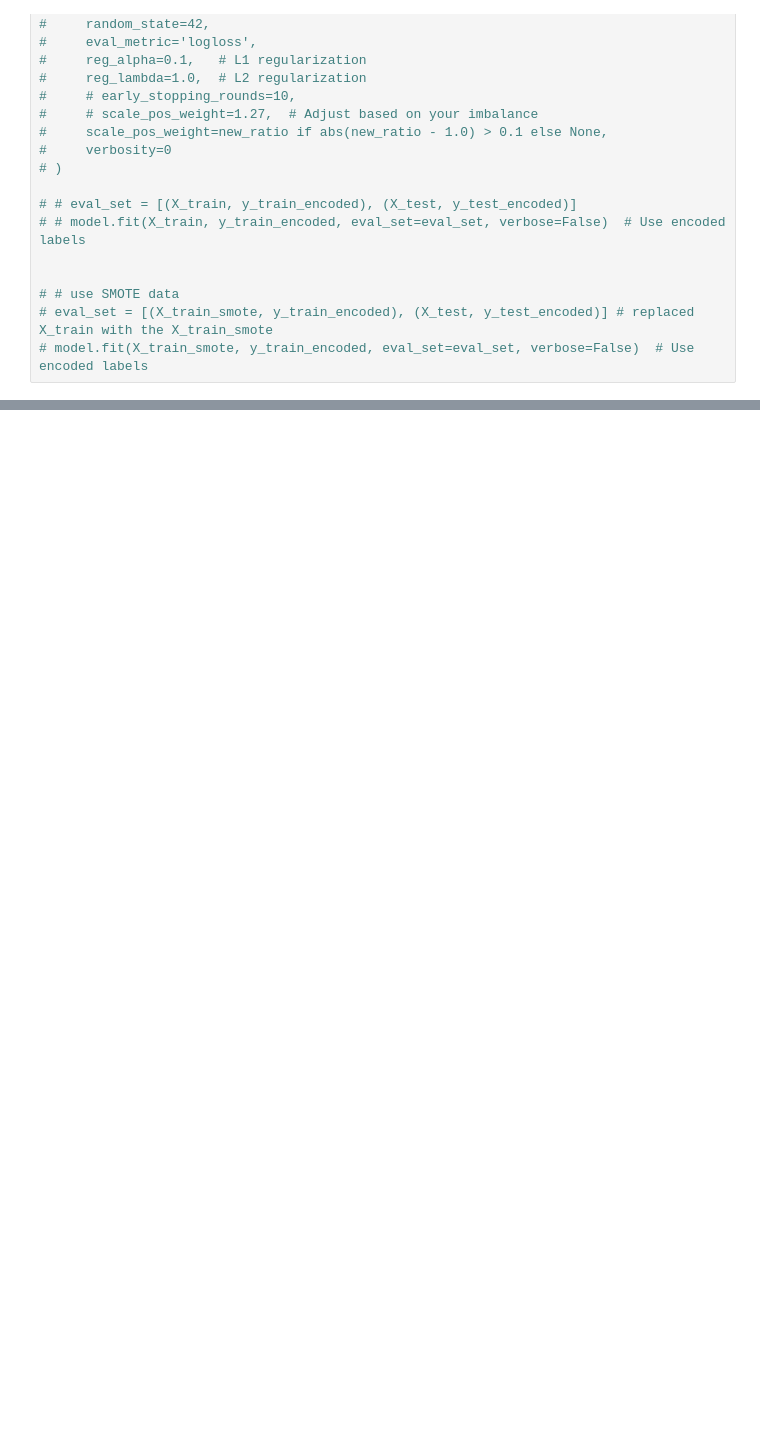
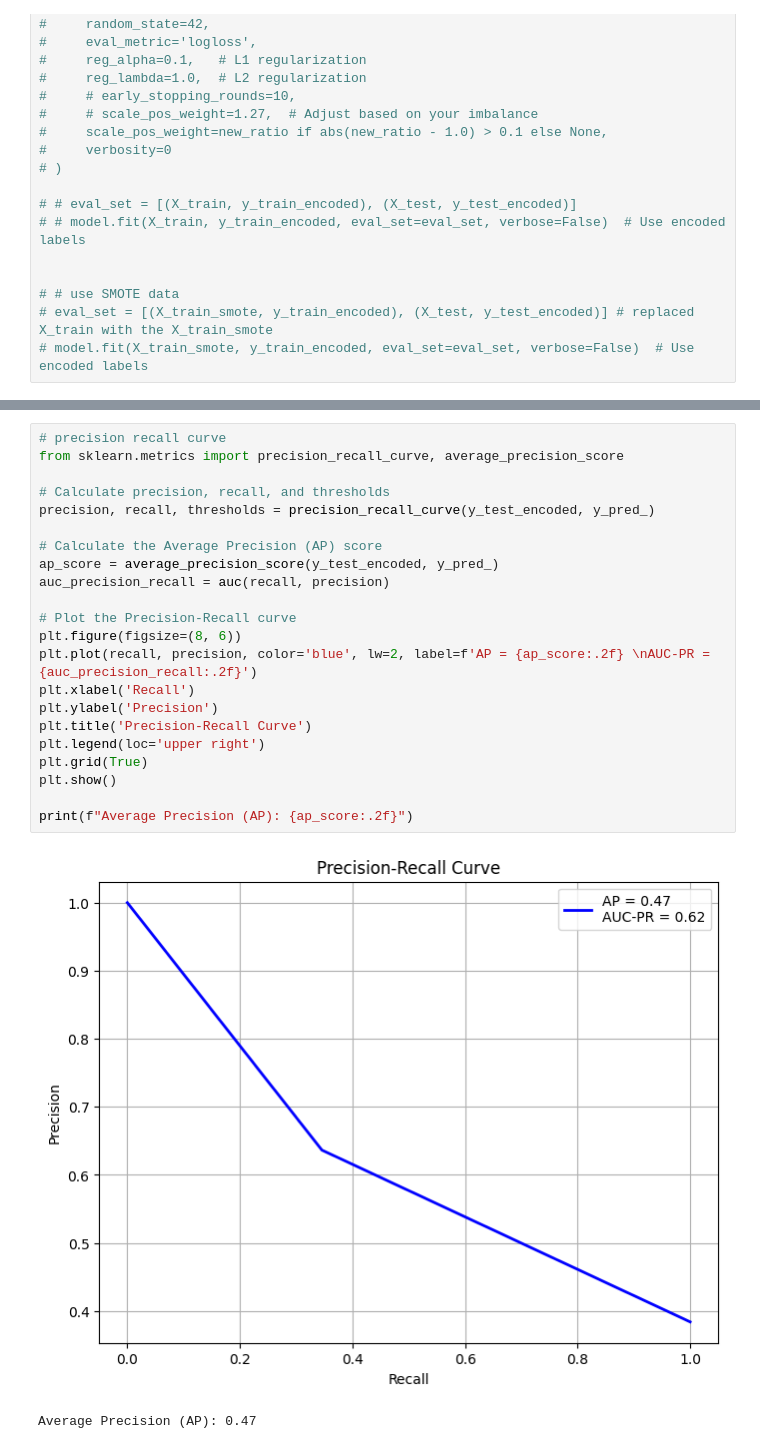
Before and after one commit to edumabagraham/uropatch-data-analysis, a Jupyter notebook: deployable/single_analysis_combined_normalization.ipynb, the cells around one changed output, grey strips where cells are left out. Drawn from its saved outputs; the diff is of its cells as text; blank space fills up the shorter version.

```diff
--- a/deployable/single_analysis_combined_normalization.ipynb
+++ b/deployable/single_analysis_combined_normalization.ipynb
@@ -175,0 +260,25 @@ plt.show()
+# %%
+# precision recall curve
+from sklearn.metrics import precision_recall_curve, average_precision_score
+
+# Calculate precision, recall, and thresholds
+precision, recall, thresholds = precision_recall_curve(y_test_encoded, y_pred_)
+
+# Calculate the Average Precision (AP) score
+ap_score = average_precision_score(y_test_encoded, y_pred_)
+auc_precision_recall = auc(recall, precision)
+
+# Plot the Precision-Recall curve
+plt.figure(figsize=(8, 6))
+plt.plot(recall, precision, color='blue', lw=2, label=f'AP = {ap_score:.2f} \nAUC-PR = {auc_precision_recall:.2f}')
+plt.xlabel('Recall')
+plt.ylabel('Precision')
+plt.title('Precision-Recall Curve')
+plt.legend(loc='upper right')
+plt.grid(True)
+plt.show()
+
+print(f"Average Precision (AP): {ap_score:.2f}")
+# %% [output]
+[figure, added]
+Average Precision (AP): 0.47
```
Also changed, not shown: parts of 7 cells of this notebook, 20 other files.
